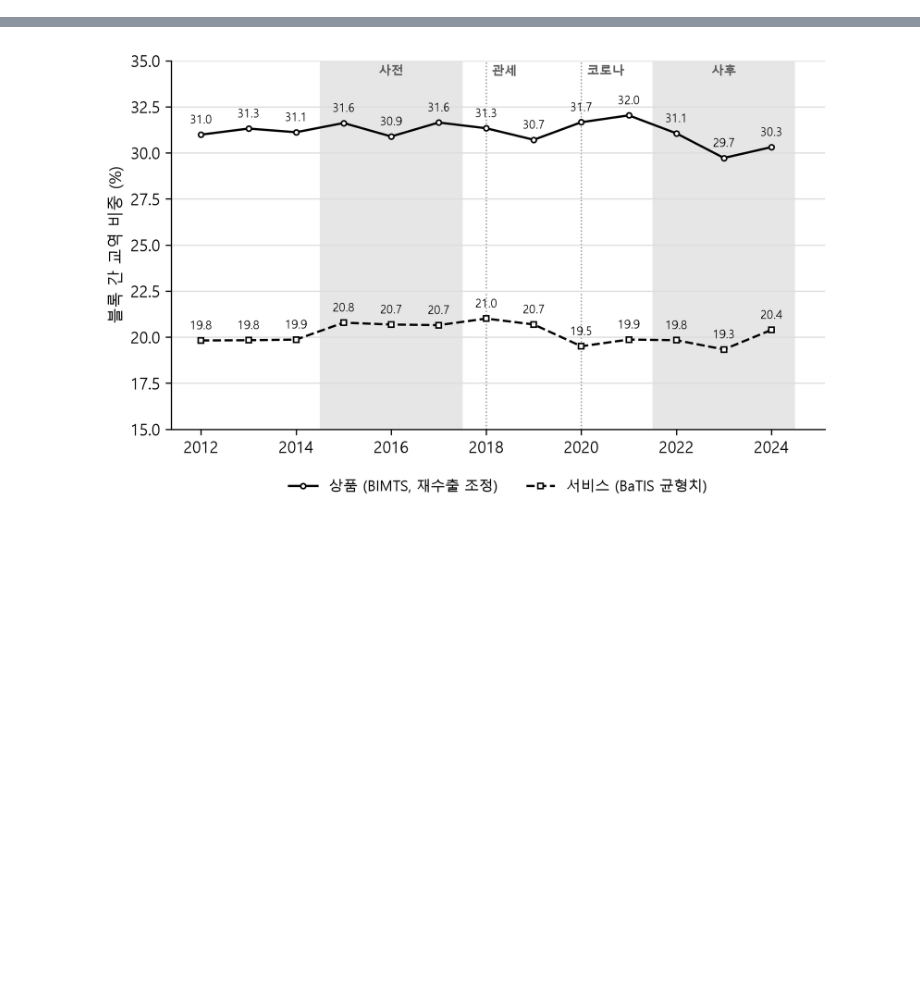
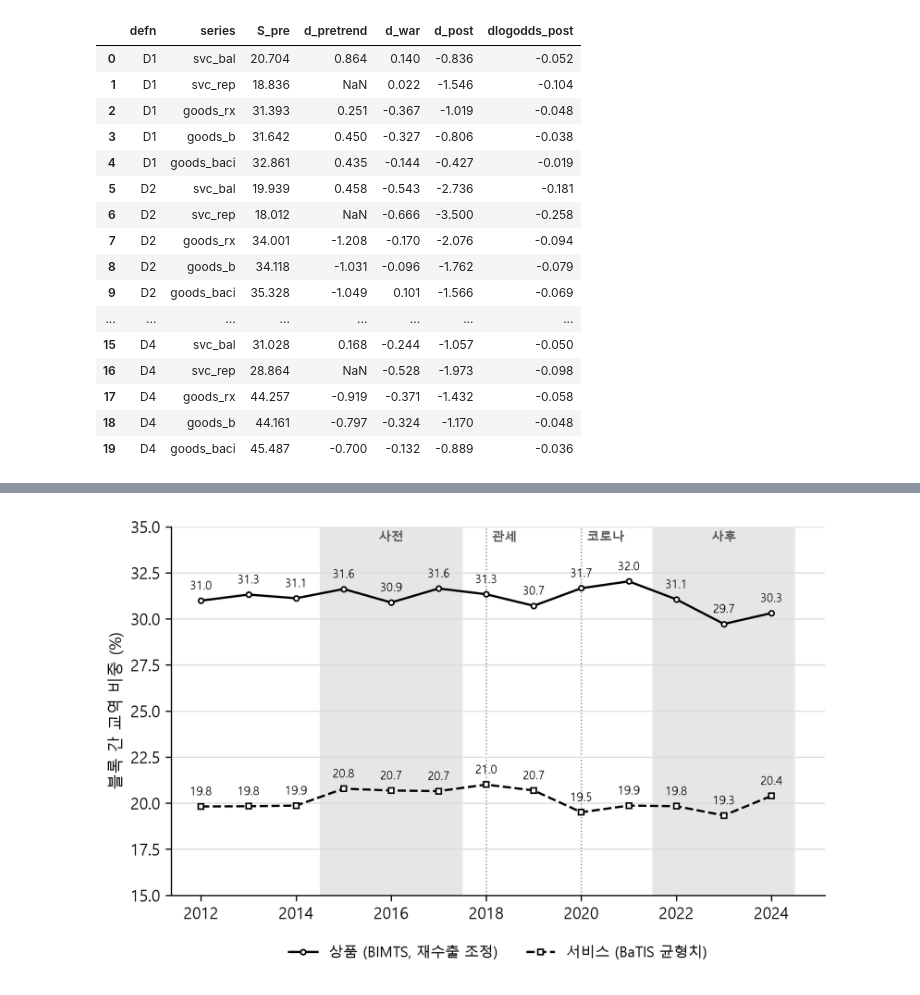
Before and after one commit to pilsunchoi/Services, a Jupyter notebook: research/02-fragmentation/reproduce.ipynb, the cells around one changed output, grey strips where cells are left out. Drawn from its saved outputs; the diff is of its cells as text; code cells hidden in the pictures; blank space fills up the shorter version.

```diff
--- a/research/02-fragmentation/reproduce.ipynb
+++ b/research/02-fragmentation/reproduce.ipynb
@@ -78,0 +406,76 @@ C:\Work\Projects\Services\research\02-fragmentation | C:\Work\Projects\Services\
+# %%
+def tag(df, dname, drop=()):
+    b = blocs.set_index("code")[dname]
+    d = df[~df.i.isin(drop) & ~df.j.isin(drop)].copy()
+    d["bi"], d["bj"] = d.i.map(b), d.j.map(b)
+    return d[d.bi.isin(["US", "CN"]) & d.bj.isin(["US", "CN"])]
+
+
+def annual(df, val, dname, drop=()):
+    d = tag(df, dname, drop)
+    out = []
+    for y, g in d.groupby("year"):
+        tot = g[val].sum()
+        cross = g.loc[g.bi != g.bj, val].sum()
+        xU = g.loc[g.bi == "US", val].sum() / tot
+        mU = g.loc[g.bj == "US", val].sum() / tot
+        E = xU * (1 - mU) + (1 - xU) * mU
+        out.append((y, 100 * cross / tot, (cross / tot) / E))
+    return pd.DataFrame(out, columns=["year", "S", "I"]).set_index("year")
+
+
+def pooled(df, val, dname, years, drop=()):
+    d = tag(df, dname, drop)
+    d = d[d.year.isin(years)]
+    tot = d[val].sum()
+    cross = d.loc[d.bi != d.bj, val].sum()
+    xU = d.loc[d.bi == "US", val].sum() / tot
+    mU = d.loc[d.bj == "US", val].sum() / tot
+    E = xU * (1 - mU) + (1 - xU) * mU
+    return 100 * cross / tot, (cross / tot) / E, 100 * xU, 100 * mU
+
+
+def post_years(name):
+    return PER["post23"] if name == "svc_rep" else PER["post"]
+
+
+main_rows = []
+for dname in DEFS:
+    for name, (df, val) in series.items():
+        s_early, i_early, *_ = pooled(df, val, dname, PER["early"])
+        s_pre, i_pre, x_pre, m_pre = pooled(df, val, dname, PER["pre"])
+        s_war, i_war, *_ = pooled(df, val, dname, PER["war"])
+        s_cov, *_ = pooled(df, val, dname, PER["covid"])
+        s_post, i_post, x_post, m_post = pooled(df, val, dname, post_years(name))
+        main_rows.append(dict(
+            defn=dname, series=name, S_early=s_early, S_pre=s_pre, S_war=s_war, S_covid=s_cov, S_post=s_post,
+            d_pretrend=(np.nan if name == "svc_rep" else s_pre - s_early), d_war=s_war - s_pre, d_post=s_post - s_pre,
+            dlogodds_post=np.log((s_post / (100 - s_post)) / (s_pre / (100 - s_pre))),
+            I_pre=i_pre, I_post=i_post, dI_pct=100 * (i_post / i_pre - 1),
+            x_pre=x_pre, m_pre=m_pre, x_post=x_post, m_post=m_post))
+main = pd.DataFrame(main_rows)
+mc = main.set_index(["defn", "series"])
+S["main"] = {f"{row.defn}|{row.series}": {k: r(getattr(row, k), 3 if k in ("I_pre", "I_post", "dlogodds_post") else 2)
+                                          for k in ("S_early", "S_pre", "S_war", "S_covid", "S_post", "d_pretrend",
+                                                    "d_war", "d_post", "dlogodds_post", "I_pre", "I_post", "dI_pct",
+                                                    "x_pre", "m_pre", "x_post", "m_post")}
+             for row in main.itertuples()}
+main[["defn", "series", "S_pre", "d_pretrend", "d_war", "d_post", "dlogodds_post"]].round(3)
+# %% [output]
+|  | defn | series | S_pre | d_pretrend | d_war | d_post | dlogodds_post |
+| 0 | D1 | svc_bal | 20.704 | 0.864 | 0.140 | -0.836 | -0.052 |
+| 1 | D1 | svc_rep | 18.836 | NaN | 0.022 | -1.546 | -0.104 |
+| 2 | D1 | goods_rx | 31.393 | 0.251 | -0.367 | -1.019 | -0.048 |
+| 3 | D1 | goods_b | 31.642 | 0.450 | -0.327 | -0.806 | -0.038 |
+| 4 | D1 | goods_baci | 32.861 | 0.435 | -0.144 | -0.427 | -0.019 |
+| 5 | D2 | svc_bal | 19.939 | 0.458 | -0.543 | -2.736 | -0.181 |
+| 6 | D2 | svc_rep | 18.012 | NaN | -0.666 | -3.500 | -0.258 |
+| 7 | D2 | goods_rx | 34.001 | -1.208 | -0.170 | -2.076 | -0.094 |
+| 8 | D2 | goods_b | 34.118 | -1.031 | -0.096 | -1.762 | -0.079 |
+| 9 | D2 | goods_baci | 35.328 | -1.049 | 0.101 | -1.566 | -0.069 |
+| ... | ... | ... | ... | ... | ... | ... | ... |
+| 15 | D4 | svc_bal | 31.028 | 0.168 | -0.244 | -1.057 | -0.050 |
+| 16 | D4 | svc_rep | 28.864 | NaN | -0.528 | -1.973 | -0.098 |
+| 17 | D4 | goods_rx | 44.257 | -0.919 | -0.371 | -1.432 | -0.058 |
+| 18 | D4 | goods_b | 44.161 | -0.797 | -0.324 | -1.170 | -0.048 |
+| 19 | D4 | goods_baci | 45.487 | -0.700 | -0.132 | -0.889 | -0.036 |
```
Also changed, not shown: parts of 25 cells of this notebook.
